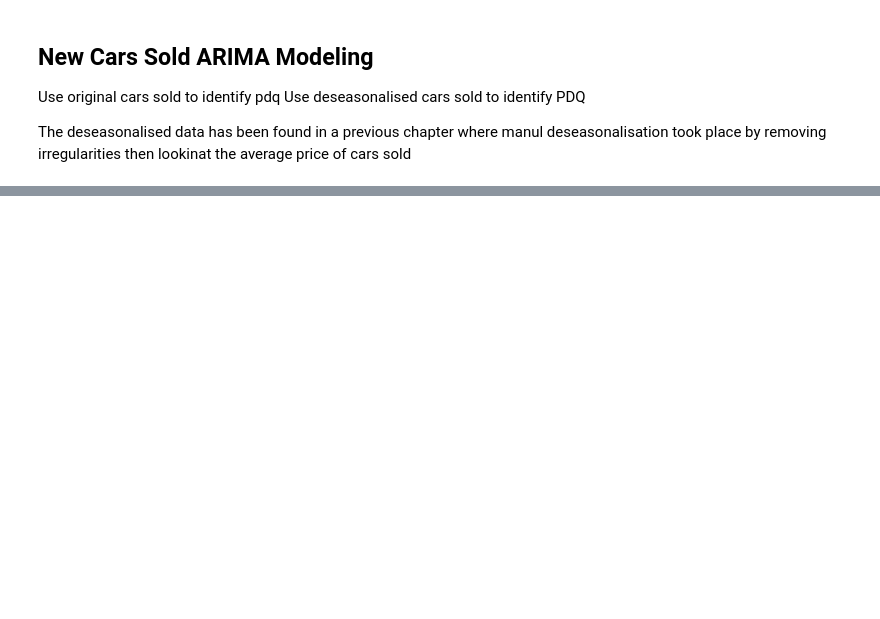
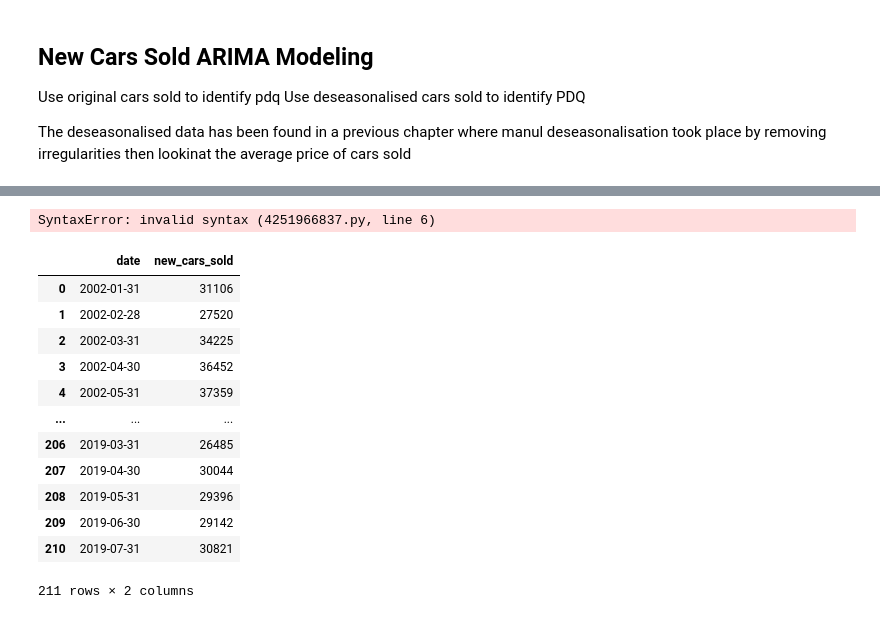
Before and after one commit to bennicholson2/Maryland-Automotive-Industry, a Jupyter notebook: analysis_chapters/04_arima_model.ipynb, the cells around one changed output, grey strips where cells are left out. Saved outputs shown, nothing was run; the diff lists cells and outputs as text; code cells hidden in the pictures; blank space fills up the shorter version.

```diff
--- a/analysis_chapters/04_arima_model.ipynb
+++ b/analysis_chapters/04_arima_model.ipynb
@@ -220,0 +293,25 @@ The series became stationary after 1 differences.
+# %%
+from sklearn.model_selection import train_test_split
+# split data into train and test for irregularities removed
+new_cars_train, new_cars_test = train_test_split(irregularities_removed_data[['date','new_cars_sold']],test_size= 0.2,shuffle=False)
+
+# split data into train and test for deseasonalised irregularities removed
+new_cars_deseasonalised_train, new_cars_deseasonalised_test = train_test_split(deseasonalised_sales_data[['date','new_cars_sold'],test_size=0.2,shuffle=False)
+# %% [output]
+SyntaxError: invalid syntax (4251966837.py, line 6)
+# %%
+new_cars_train
+# %% [output]
+|  | date | new_cars_sold |
+| 0 | 2002-01-31 | 31106 |
+| 1 | 2002-02-28 | 27520 |
+| 2 | 2002-03-31 | 34225 |
+| 3 | 2002-04-30 | 36452 |
+| 4 | 2002-05-31 | 37359 |
+| ... | ... | ... |
+| 206 | 2019-03-31 | 26485 |
+| 207 | 2019-04-30 | 30044 |
+| 208 | 2019-05-31 | 29396 |
+| 209 | 2019-06-30 | 29142 |
+| 210 | 2019-07-31 | 30821 |
+211 rows × 2 columns
```
Also changed, not shown: parts of 29 cells of this notebook.
